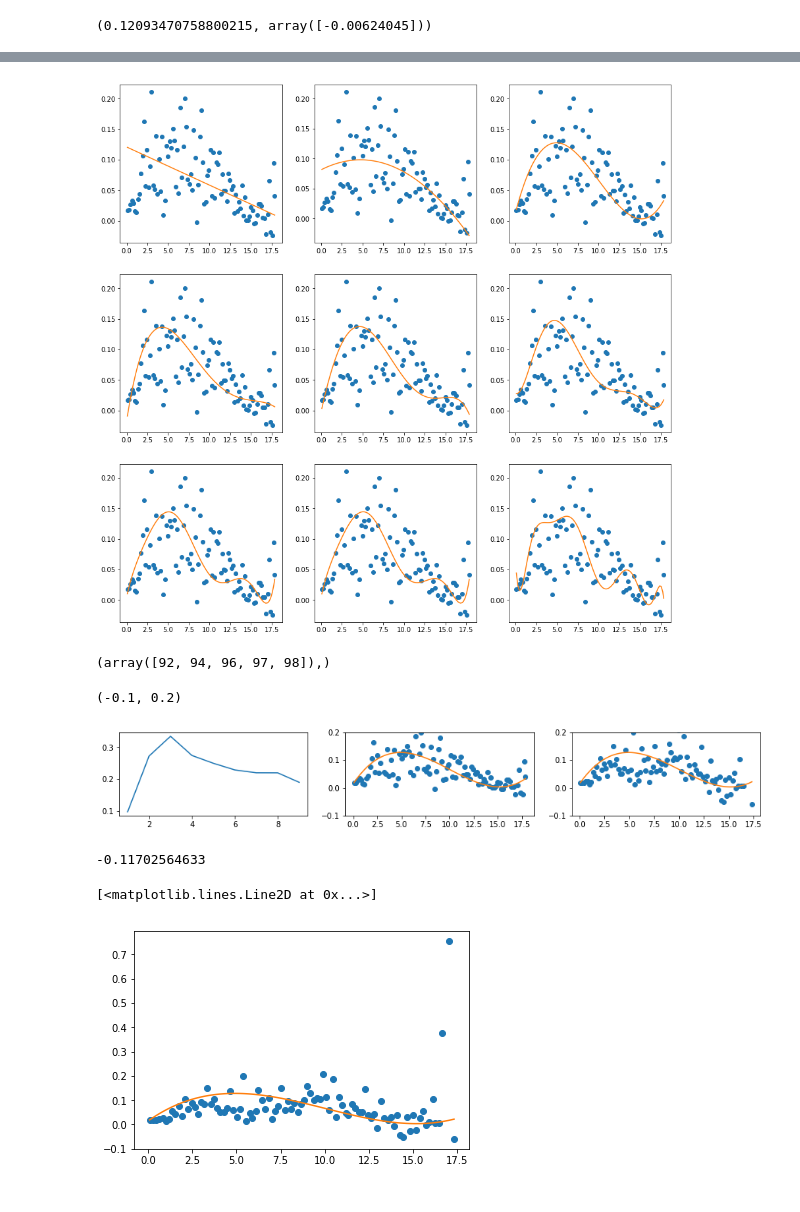
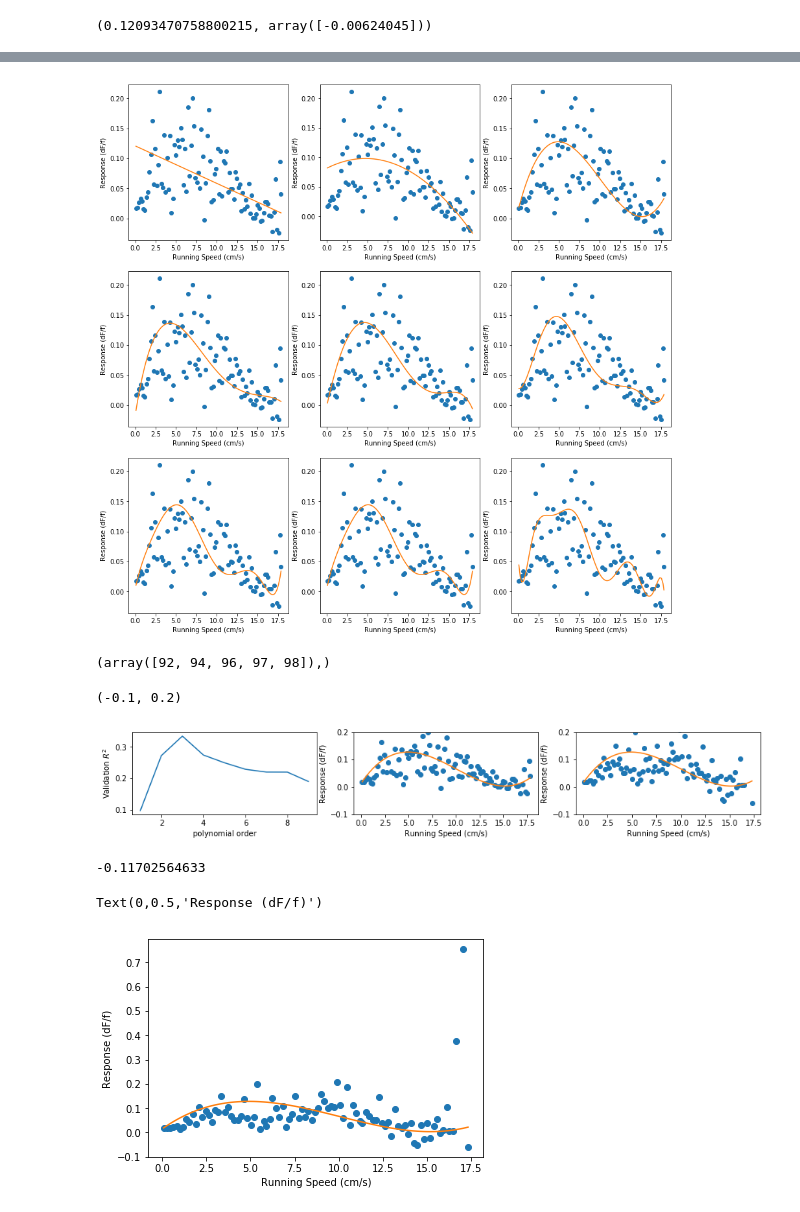
Before and after one commit to AllenInstitute/SWDB_2018, a Jupyter notebook: DynamicBrain/Tutorials/T01_Regression.ipynb, the cells around one changed output, grey strips where cells are left out. Saved outputs shown, nothing was run; the diff lists cells and outputs as text; code cells hidden in the pictures.

```diff
--- a/DynamicBrain/Tutorials/T01_Regression.ipynb
+++ b/DynamicBrain/Tutorials/T01_Regression.ipynb
@@ -428,7 +453,7 @@ ax[2].set_title('Test')
 for i in range(3):
     ax[i].set_ylim(-0.1, 0.3)
     ax[i].set_xlabel('Running Speed (cm/s)')
-    ax[i].set_ylabel('Response (df/f)')
+    ax[i].set_ylabel('Response (dF/f)')
 # %% [output]
 [figure]
 # %%
@@ -452,5 +479,3 @@ ax.plot(running_ds_train.reshape(-1,1), lr_order1.predict(running_ds_train.resha
-# %%
-nth_polynomial = lambda x, n:  np.stack([x**i for i in range(1, n+1)], axis=1)
 # %%
 max_order = 9
 
@@ -467,4 +492,6 @@ for i, lr in enumerate(lr_list):
     running_nth_order = nth_polynomial(running_ds_train, i+1)
     ax[yi, xi].plot(running_ds_train, dff_ds_train, 'o')
     ax[yi, xi].plot(running_ds_train, lr.predict(running_nth_order))
+    ax[yi, xi].set_xlabel('Running Speed (cm/s)')
+    ax[yi, xi].set_ylabel('Response (dF/f)')
 # %% [output]
@@ -478,8 +505,10 @@ for i, lr in enumerate(lr_list):
     ax[yi, xi].plot(running_ds_validate, dff_ds_validate, 'o')
     running_nth_order = nth_polynomial(running_ds_validate, i+1)
     ax[yi, xi].plot(running_ds_validate, lr.predict(running_nth_order))
+    ax[yi, xi].set_xlabel('Running Speed (cm/s)')
+    ax[yi, xi].set_ylabel('Response (dF/f)')
 # %% [output]
-[figure, old version]
+[figure, new version]
 # %%
 np.where(np.isnan(running_ds_test))
 # %% [output]
@@ -487,31 +516,37 @@ np.where(np.isnan(running_ds_test))
 # %%
 R2_vals = []
 
 for i, lr in enumerate(lr_list):
     running_nth_order = nth_polynomial(running_ds_validate, i+1)
     R2 = lr.score(running_nth_order, dff_ds_validate)
     R2_vals.append(R2)
 
 order = np.arange(1,len(R2_vals)+1)
 
 fig, ax = plt.subplots(1,3, figsize=(15,2))
 ax[0].plot(order, R2_vals)
+ax[0].set_ylabel('Validation $R^2$')
+ax[0].set_xlabel('polynomial order')
 
 best_model_index = np.argmax(R2_vals)
 lr_best = lr_list[best_model_index]
 
 ax[1].plot(running_ds_validate, dff_ds_validate, 'o')
 running_nth_order = nth_polynomial(running_ds_validate, best_model_index+1)
 ax[1].plot(running_ds_validate, lr_best.predict(running_nth_order))
+ax[1].set_xlabel('Running Speed (cm/s)')
+ax[1].set_ylabel('Response (dF/f)')
 ax[1].set_ylim(-0.1, 0.2)
 
 ax[2].plot(running_ds_test, dff_ds_test, 'o')
 running_nth_order = nth_polynomial(running_ds_test[np.isfinite(running_ds_test)], best_model_index+1)
 ax[2].plot(running_ds_test[np.isfinite(running_ds_test)], lr_best.predict(running_nth_order))
+ax[2].set_xlabel('Running Speed (cm/s)')
+ax[2].set_ylabel('Response (dF/f)')
 ax[2].set_ylim(-0.1, 0.2)
 # %% [output]
 (-0.1, 0.2)
-[figure, old version]
+[figure, new version]
 # %%
 running_nth_order = nth_polynomial(running_ds_test[np.isfinite(running_ds_test)], best_model_index+1)
 print(lr_best.score(running_nth_order, dff_ds_test[np.isfinite(running_ds_test)]))
@@ -523,9 +558,11 @@ fig, ax = plt.subplots()
 ax.plot(running_ds_test, dff_ds_test, 'o')
 running_nth_order = nth_polynomial(running_ds_test[np.isfinite(running_ds_test)], best_model_index+1)
 ax.plot(running_ds_test[np.isfinite(running_ds_test)], lr_best.predict(running_nth_order))
+ax.set_xlabel('Running Speed (cm/s)')
+ax.set_ylabel('Response (dF/f)')
 # %% [output]
-[<matplotlib.lines.Line2D at 0x...>]
+Text(0,0.5,'Response (dF/f)')
-[figure, old version]
+[figure, new version]
 # %%
 outlier_mask = dff_ds_test < 0.3
 running_ds_test_g = running_ds_test[outlier_mask]
```
Also changed, not shown: parts of 19 cells of this notebook.
